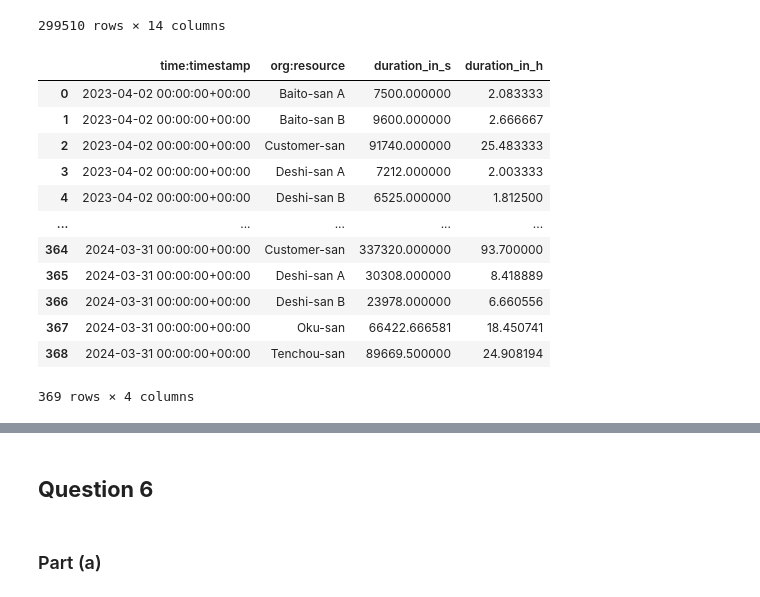
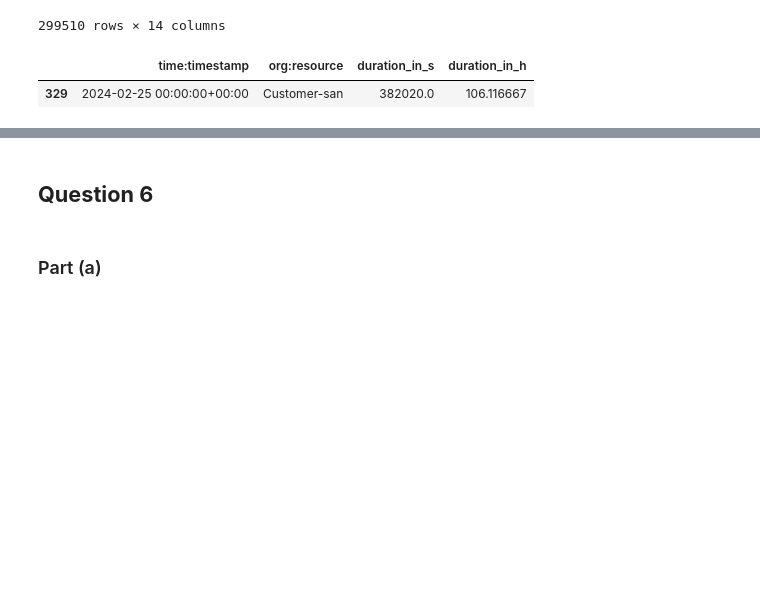
Before and after one commit to alpharmike/apm-assignment-1, a Jupyter notebook: assignment_1.ipynb, the cells around one changed output, grey strips where cells are left out. Drawn from its saved outputs; the diff is of its cells as text; code cells hidden in the pictures; blank space fills up the shorter version.

```diff
--- a/assignment_1.ipynb
+++ b/assignment_1.ipynb
@@ -477,21 +473,10 @@ resource_start_events
 # %%
 weekly_durations = resource_start_events.groupby([pd.Grouper(key='time:timestamp', freq='W'), 'org:resource']).duration_in_s.sum().reset_index()
 weekly_durations['duration_in_h'] = weekly_durations['duration_in_s'] / 3600
-weekly_durations
+weekly_durations[weekly_durations['duration_in_h'] == 106.11666666666666]
 # %% [output]
 |  | time:timestamp | org:resource | duration_in_s | duration_in_h |
-| 0 | 2023-04-02 00:00:00+00:00 | Baito-san A | 7500.000000 | 2.083333 |
-| 1 | 2023-04-02 00:00:00+00:00 | Baito-san B | 9600.000000 | 2.666667 |
-| 2 | 2023-04-02 00:00:00+00:00 | Customer-san | 91740.000000 | 25.483333 |
-| 3 | 2023-04-02 00:00:00+00:00 | Deshi-san A | 7212.000000 | 2.003333 |
-| 4 | 2023-04-02 00:00:00+00:00 | Deshi-san B | 6525.000000 | 1.812500 |
-| ... | ... | ... | ... | ... |
-| 364 | 2024-03-31 00:00:00+00:00 | Customer-san | 337320.000000 | 93.700000 |
-| 365 | 2024-03-31 00:00:00+00:00 | Deshi-san A | 30308.000000 | 8.418889 |
-| 366 | 2024-03-31 00:00:00+00:00 | Deshi-san B | 23978.000000 | 6.660556 |
-| 367 | 2024-03-31 00:00:00+00:00 | Oku-san | 66422.666581 | 18.450741 |
-| 368 | 2024-03-31 00:00:00+00:00 | Tenchou-san | 89669.500000 | 24.908194 |
+| 329 | 2024-02-25 00:00:00+00:00 | Customer-san | 382020.0 | 106.116667 |
-369 rows × 4 columns
 # %%
 import matplotlib.dates as mdates
 import math
```
Also changed, not shown: parts of 11 cells of this notebook, 1 other file.
